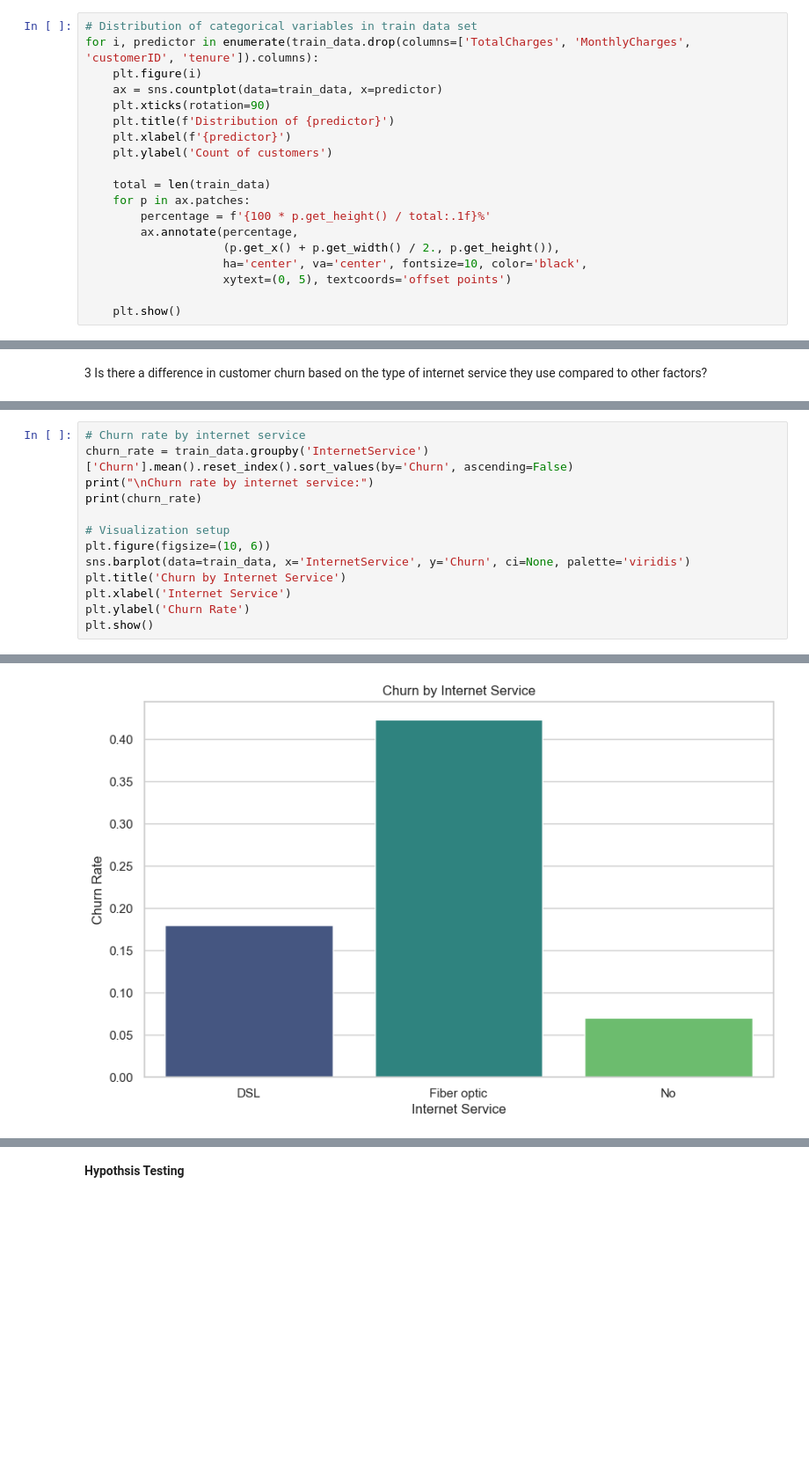
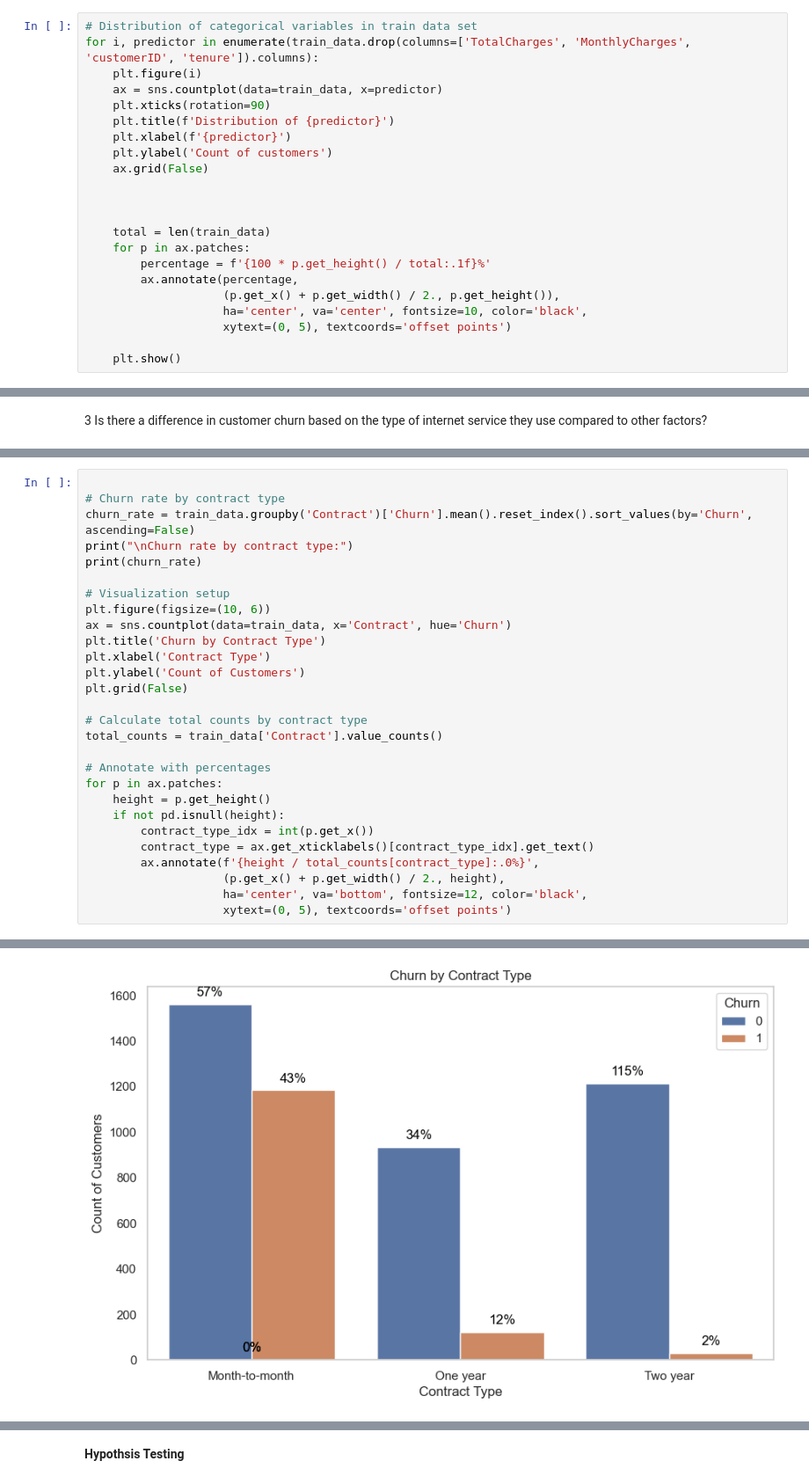
Before and after one commit to FUNMS/Customer-Churn-Analysis, a Jupyter notebook: notebooks/main.ipynb, the cells around one changed output, grey strips where cells are left out. Shown at 88% size. Drawn from its saved outputs; the diff is of its cells as text; blank space fills up the shorter version.

```diff
--- a/notebooks/main.ipynb
+++ b/notebooks/main.ipynb
@@ -581,6 +579,9 @@ for i, predictor in enumerate(train_data.drop(columns=['TotalCharges', 'MonthlyC
     plt.title(f'Distribution of {predictor}')
     plt.xlabel(f'{predictor}')
     plt.ylabel('Count of customers')
+    ax.grid(False)
+
+
 
     total = len(train_data)
     for p in ax.patches:
@@ -888,14 +941,29 @@ Text(0, 0.5, 'Count of Customers')
 # %%
-# Churn rate by internet service
-churn_rate = train_data.groupby('InternetService')['Churn'].mean().reset_index().sort_values(by='Churn', ascending=False)
-print("\nChurn rate by internet service:")
+
+# Churn rate by contract type
+churn_rate = train_data.groupby('Contract')['Churn'].mean().reset_index().sort_values(by='Churn', ascending=False)
+print("\nChurn rate by contract type:")
 print(churn_rate)
 
 # Visualization setup
 plt.figure(figsize=(10, 6))
-sns.barplot(data=train_data, x='InternetService', y='Churn', ci=None, palette='viridis')
-plt.title('Churn by Internet Service')
-plt.xlabel('Internet Service')
-plt.ylabel('Churn Rate')
-plt.show()
+ax = sns.countplot(data=train_data, x='Contract', hue='Churn')
+plt.title('Churn by Contract Type')
+plt.xlabel('Contract Type')
+plt.ylabel('Count of Customers')
+plt.grid(False)
+
+# Calculate total counts by contract type
+total_counts = train_data['Contract'].value_counts()
+
+# Annotate with percentages
+for p in ax.patches:
+    height = p.get_height()
+    if not pd.isnull(height):
+        contract_type_idx = int(p.get_x())
+        contract_type = ax.get_xticklabels()[contract_type_idx].get_text()
+        ax.annotate(f'{height / total_counts[contract_type]:.0%}',
+                    (p.get_x() + p.get_width() / 2., height),
+                    ha='center', va='bottom', fontsize=12, color='black',
+                    xytext=(0, 5), textcoords='offset points')
 # %% [output]
@@ -914 +975 @@ Passing `palette` without assigning `hue` is deprecated and will be removed in v
-[figure, old version]
+[figure, new version]
```
Also changed, not shown: parts of 33 cells of this notebook, 1 other file.
